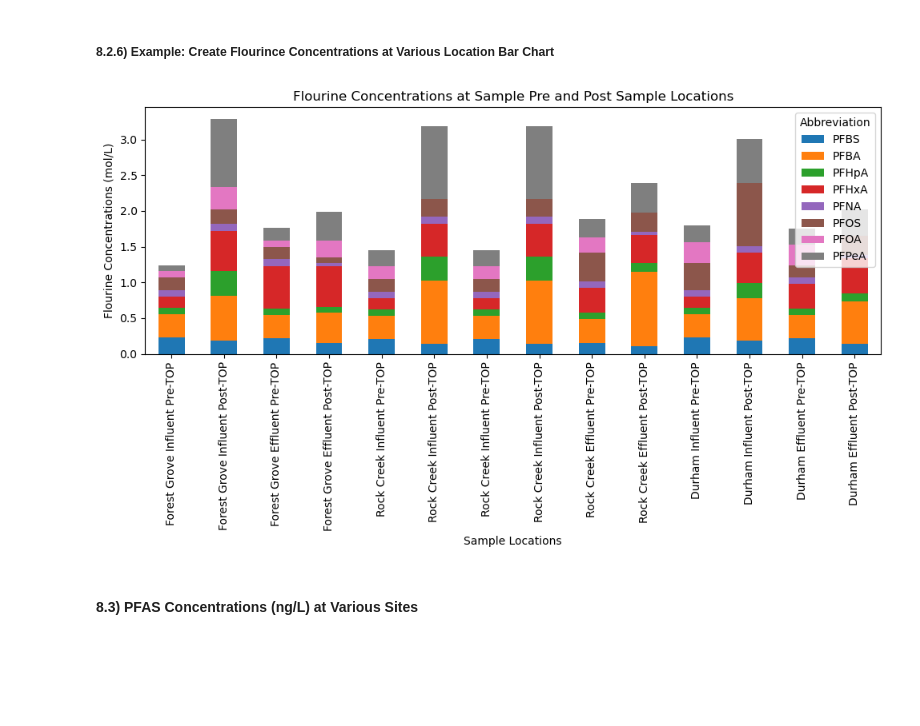
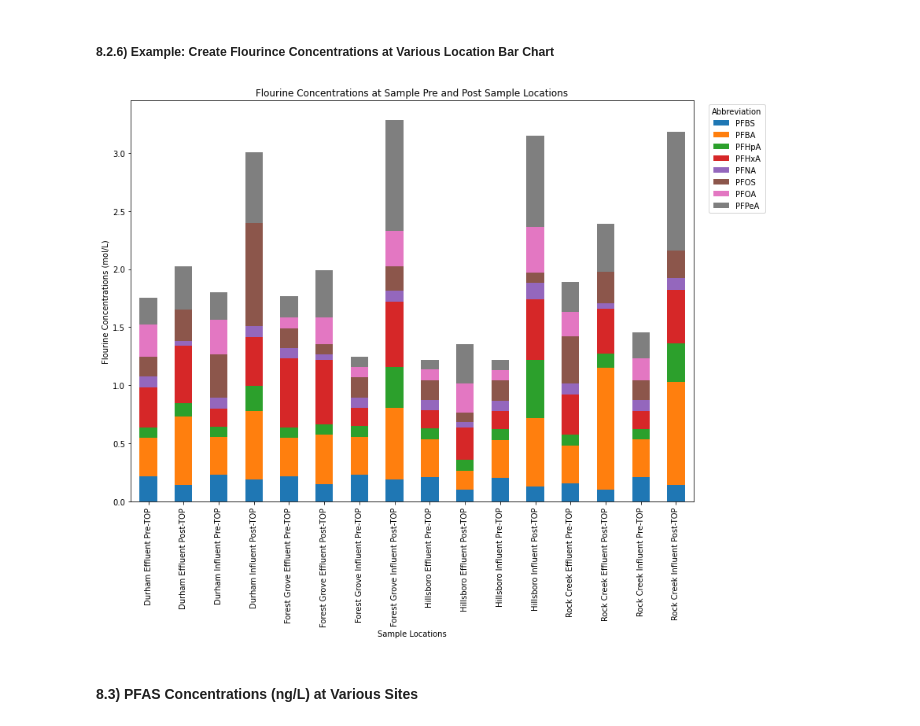
Before and after one commit to Clean-Water-Services/Jupyter-Notebooks, a Jupyter notebook: PFAS_Toolbox.ipynb, the cells around one changed output. Cells and saved outputs as stored; diff of their text form; code cells hidden in the pictures; blank space fills up the shorter version.

```diff
--- a/PFAS_Toolbox.ipynb
+++ b/PFAS_Toolbox.ipynb
@@ -628,28 +575,2 @@ count_pivot_table
 # %% [markdown]
 #### 6.5) Create Pivot Table with Sampling Standard Deviation for Each Compount at Each Site
-# %%
-# Specify data_df (pd.DataFrame): The DataFrame containing the data.
-data_df=data_df
-
-# Specify filter_qual_summary (list of str, optional): List of 'Qual Summary (Grade for filtering)' values to filter the data (default is None).
-# (Eg. 'Good', 'Questionable', etc)
-filter_qual_summary=['Good','Probably Ok','']
-
-#Specify filter_pfas_compound (list of str, optional): List of 'PFAS Compound' values to filter the data (default is None).
-filter_pfas_compound=['HFPO-DA','Perfluorobutanesulfonic acid','Perfluorobutanoic acid','Perfluorodecanoic acid',
-                      'Perfluoroheptanesulfonic acid','Perfluoroheptanoic acid','Perfluorohexanesulfonic acid',
-                      'Perfluorohexanoic acid','Perfluorononanoic acid','Perfluorooctanesulfonamide','Perfluorooctanesulfonic acid (PFOS)',
-                      'Perfluorooctanoic acid (PFOA)','Perfluoropentanesulfonic acid','Perfluoropentanoic acid']
-
-#Specify filter_sample_location (list of str, optional): List of 'Sample Location' values to filter the data (default is None).
-filter_sample_location=['Durham Effluent','Fanno at Durham Rd','Rock @ Brookwood','Thomas Dairy B-2 Pore Water','Thomas Dairy Control Site Well',
-                        'Thomas Dairy Site 1 Well','Thomas Dairy Site 2 Well','Thomas Dairy Site 3 Well']
-
-# Specify start_date (str, optional): Start date for the date range filter (default is None).
-start_date='2022-01-01'
-
-#Specify end_date (str, optional): End date for the date range filter (default is None).
-end_date='2023-12-30'
-# Create a custom standard deviation pivot table with multiple filters
-std_dev_pivot_table = create_std_dev_pivot_table_with_filters(data_df,filter_pfas_compound=filter_pfas_compound,filter_sample_location=filter_sample_location, start_date=start_date, end_date=end_date)
-std_dev_pivot_table
@@ -666,11 +591,11 @@ std_dev_pivot_table
 # %%
 # Example: Create the stacked bar chart with custom figsize and error bars
 
-#avg_pivot_table (pd.DataFrame): The average PFAS concentrations pivot table.
-#std_dev_pivot_table (pd.DataFrame, optional): The standard deviation pivot table (default is None).
 #figsize (tuple, optional): Figure size (width, height) in inches (default is (10, 6)).
+#Please adjust the plot size as necessart
+figsize=(20, 8)
 
-create_stacked_bar_chart(avg_pivot_table, std_dev_pivot_table, figsize=(20, 8))  # Adjust figsize as needed
+create_stacked_bar_chart(avg_pivot_table, std_dev_pivot_table, figsize=figsize)
 # %% [output]
 [figure]
 # %% [markdown]
@@ -1000,0 +917,6 @@ FlourineEquiv_molL
+# %%
+sample_locations = custom_pivot_table.columns
+pivot_table_pre_top=custom_pivot_table
+
+FlourineEquiv_molL=create_pfas_compound_table_with_sample_location(PFAS_List, sample_locations, df_PFAS_Attributes, pivot_table_pre_top)
+FlourineEquiv_molL
@@ -1052,13 +937,14 @@ def create_stacked_bar_chart(compound_table, sample_locations):
 # %%
 # Note: you may need to recreate the FlourineEquiv_molL table  from the last section if running into an error.
 #This will happen if you try to run this function twice.
-sample_locations = ['Forest Grove Influent','Forest Grove Effluent','Rock Creek Influent','Rock Creek Influent','Rock Creek Effluent',
-                    'Durham Influent','Durham Effluent']
 compound_table=FlourineEquiv_molL
 
-create_stacked_bar_chart(compound_table, sample_locations)
+
+figsize=(12,10)
+
+create_stacked_bar_chart(compound_table, sample_locations, figsize=figsize)
 # %% [output]
-[figure, old version]
+[figure, new version]
 # %% [markdown]
 #### 8.3) PFAS Concentrations (ng/L) at Various Sites
 # %% [markdown]
```
Also changed, not shown: parts of 127 cells of this notebook.
